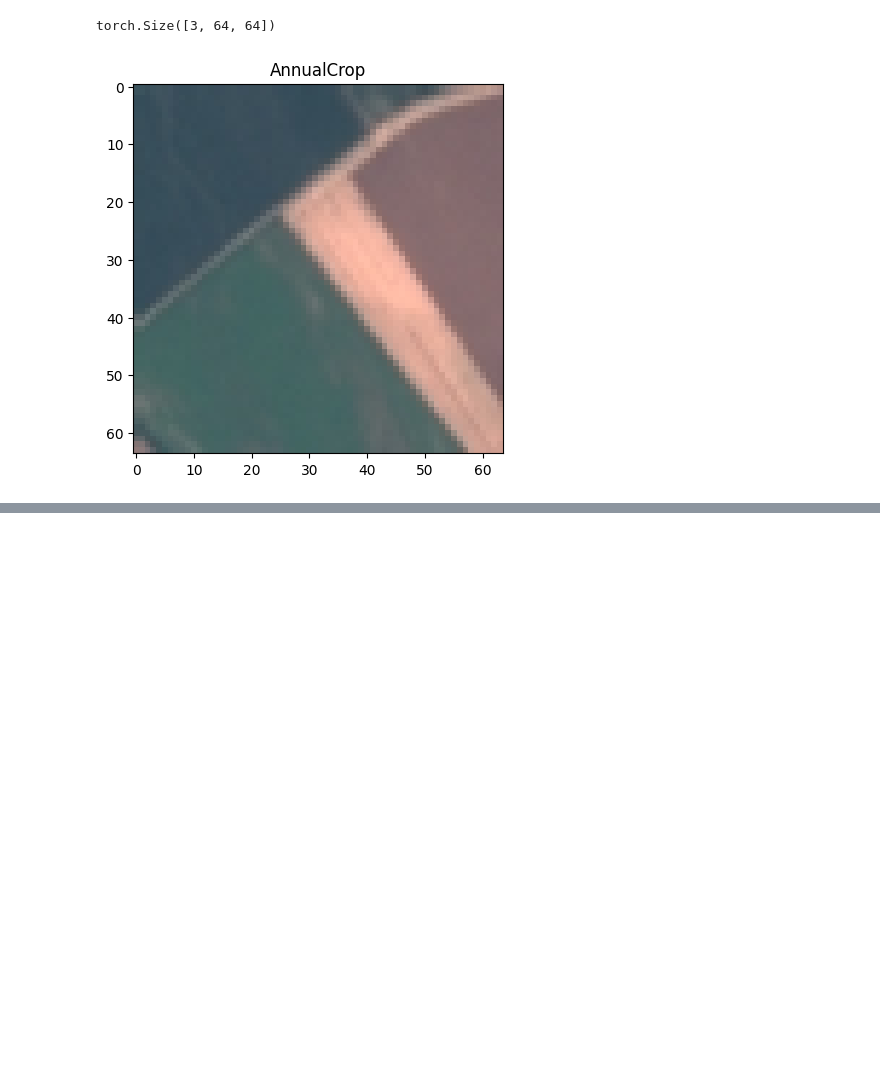
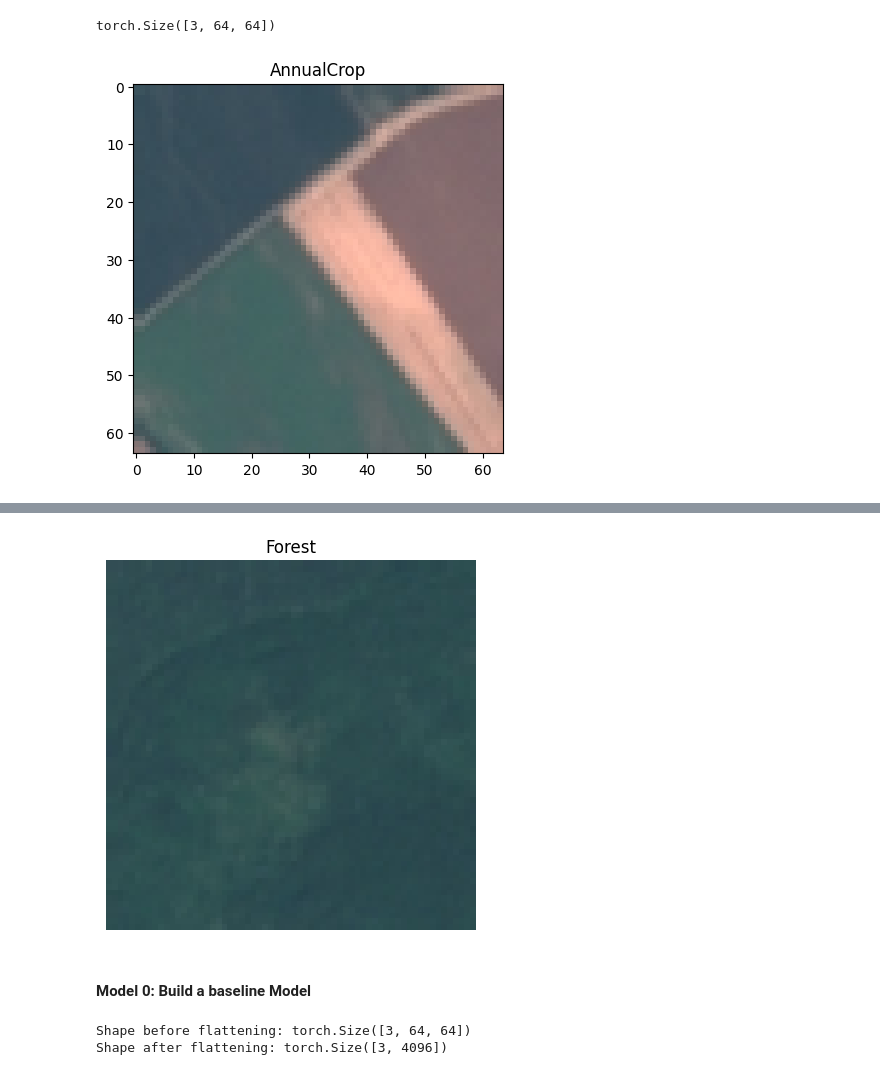
Before and after one commit to Ritushwar/Eurosat-Pytorch, a Jupyter notebook: Eurosatpytorch.ipynb, the cells around one changed output, grey strips where cells are left out. Cells and saved outputs as stored; diff of their text form; code cells hidden in the pictures; blank space fills up the shorter version.

Commit message:
Error in Base Model

```diff
--- a/Eurosatpytorch.ipynb
+++ b/Eurosatpytorch.ipynb
@@ -116,0 +151,17 @@ plt.show()
+# %%
+# Prepare DataLoader
+
+# Setup the batch_size hyperparameter
+
+BATCH_SIZE = 32
+
+# Turn the data into iterables
+train_dataloader = DataLoader(training_data,
+                              batch_size=BATCH_SIZE,
+                              shuffle=True
+                              )
+
+test_dataloader = DataLoader(testing_data,
+                             batch_size=BATCH_SIZE,
+                             shuffle=False
+                             )
@@ -116,0 +187,32 @@ plt.show()
+# %%
+# Data remains unchnaged by checking a single sample
+
+# show a sample
+torch.manual_seed(42)
+random_idx = torch.randint(0, len(train_features_batch), size=[1]).item()
+img_tensor, label = train_features_batch[random_idx], train_labels_batch[random_idx]
+img_np = img_tensor.numpy()
+img_np = np.transpose(img_np, (1,2,0))
+plt.imshow(img_np.squeeze())
+plt.title(class_names[label])
+plt.axis(False)
+plt.show()
+# %% [output]
+[figure, added]
+# %% [markdown]
+#### Model 0: Build a baseline Model
+# %%
+# Create a flatten layer
+flatten_model = nn.Flatten()
+
+# Getting a single sample
+x = train_features_batch[1]
+
+# Flatten the sample
+output = flatten_model(x)
+
+print(f"Shape before flattening: {x.shape}")
+print(f"Shape after flattening: {output.shape}")
+# %% [output]
+Shape before flattening: torch.Size([3, 64, 64])
+Shape after flattening: torch.Size([3, 4096])
```
Also changed, not shown: parts of 16 cells of this notebook.
